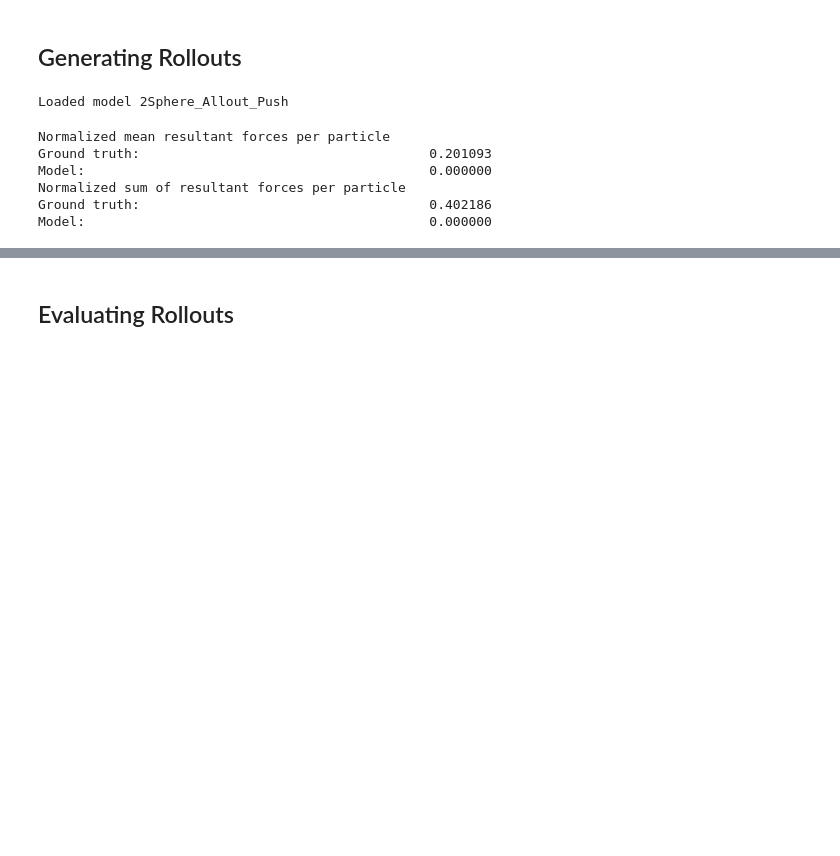
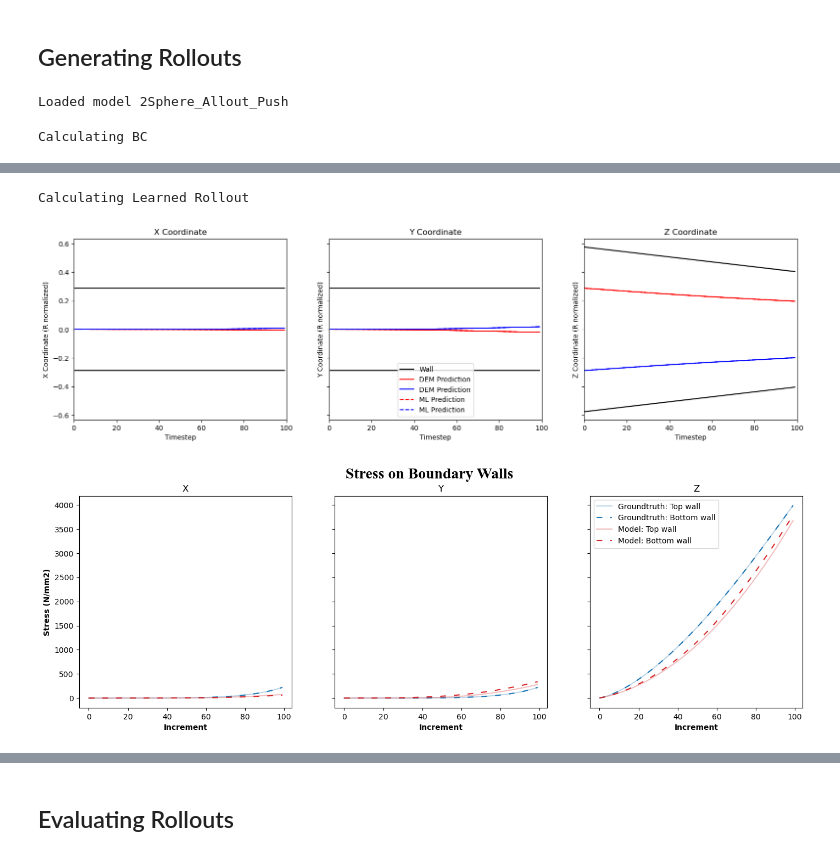
Before and after one commit to MaxGeraedts/DEM-GNN, a Jupyter notebook: Main.ipynb, the cells around one changed output, grey strips where cells are left out. Cells and saved outputs as stored; diff of their text form; code cells hidden in the pictures; blank space fills up the shorter version.

Commit message:
Redid plots

```diff
--- a/Main.ipynb
+++ b/Main.ipynb
@@ -64,37 +71,23 @@ except: print("Failed plot")
 # %%
-from ML_functions import NormalizeData, MaskTestData
+from Plotting import PlotXYZ, PlotStressComparison
+from ML_functions import LearnedSimulator, NormalizeData, GetModel, Rescale, NormalizePos, MaskTestData
+
 dataset_name="2Sphere"
 model_ident = "Allout_Push"
+
+model_name = f"{dataset_name}_{model_ident}"
+model = GetModel(model_name)[0]
 AggregatedArgs = MaskTestData(dataset_name,"test")
+# %% [output]
+Loaded model 2Sphere_Allout_Push
-# %%
-from Evaluation import AggregatedRollouts, EvaluateMechanics
-datalist_ML, datalist_GT = AggregatedRollouts(dataset_name,model_ident,AggregatedArgs)
-# %% [output]
-Loaded model 2Sphere_Allout_Push
-# %%
-norm_Fres_mean_ML,norm_Fres_mean_GT = EvaluateMechanics(datalist_GT, datalist_ML,print_results=True)[:2]
-# %% [output]
-Normalized mean resultant forces per particle
-Ground truth:                                     0.201093
-Model:                                            0.000000
-Normalized sum of resultant forces per particle
-Ground truth:                                     0.402186
-Model:                                            0.000000
-# %%
-from Plotting import PlotXYZ
-from ML_functions import LearnedSimulator, NormalizeData, GetModel, Rescale, NormalizePos, MaskTestData
-
-dataset_name="2Sphere"
-model_ident = "Allout_Push"
-
-model_name = f"{dataset_name}_{model_ident}"
-model = GetModel(model_name)[0]
-AggregatedArgs = MaskTestData(dataset_name,"test")
 # %%
 scale_name = f"{dataset_name}_bund{model.bundle_size}"
 transform = T.Compose([T.Cartesian(False),T.Distance(norm=False,cat=True),NormalizeData(scale_name)])
 Simulation = LearnedSimulator(model, scale_function = Rescale(scale_name),transform = transform)
-for sample_idx in [0]:
+for sample_idx in [3]:
     Simulation.Rollout(*AggregatedArgs,sample_idx,show_tqdm=True)
     if dataset_name == "2Sphere":
         PlotXYZ(Simulation,t_max=100, normalize=False)
+        PlotStressComparison(Simulation,plot_ml=True)
+# %% [output]
+Calculating BC
@@ -100,0 +95,3 @@ for sample_idx in [0]:
+Calculating Learned Rollout
+[figure, added]
+[figure, added]
```
Also changed, not shown: parts of 8 cells of this notebook, 3 other files.
